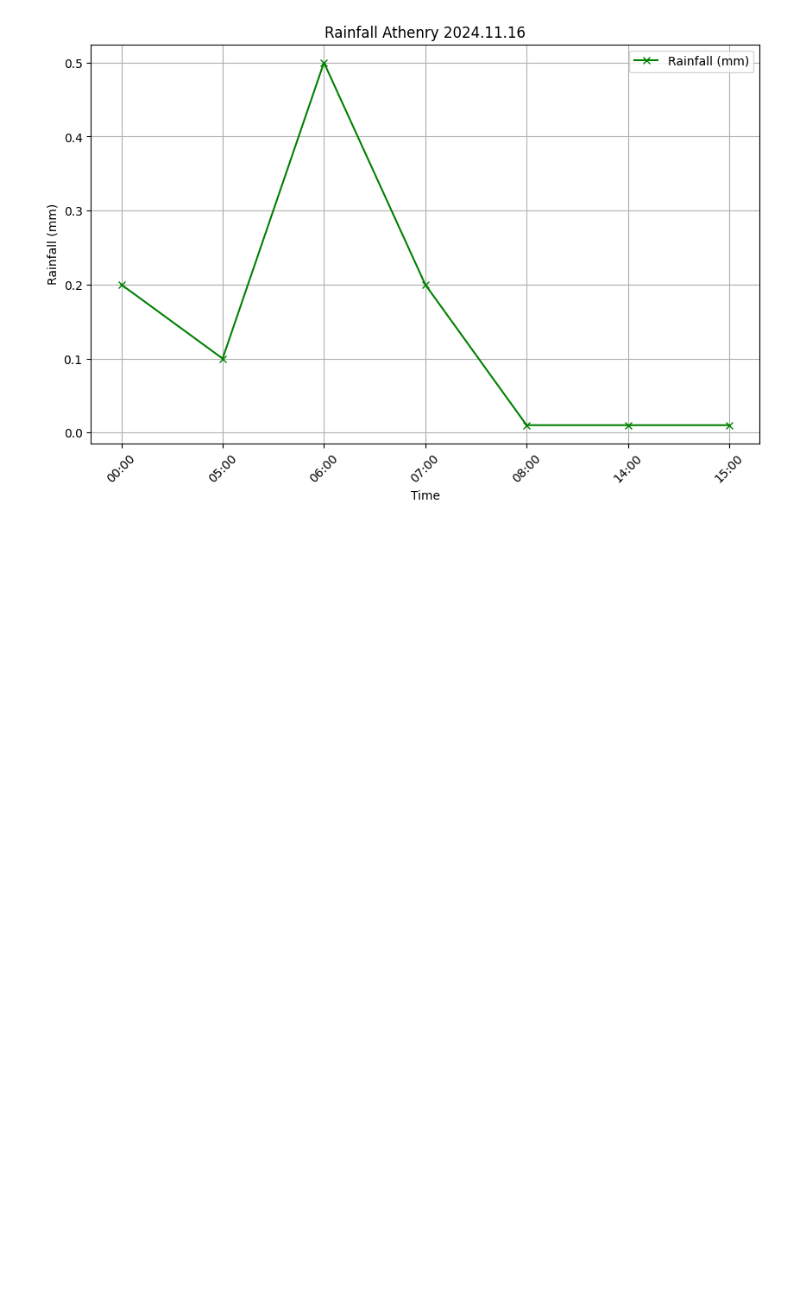
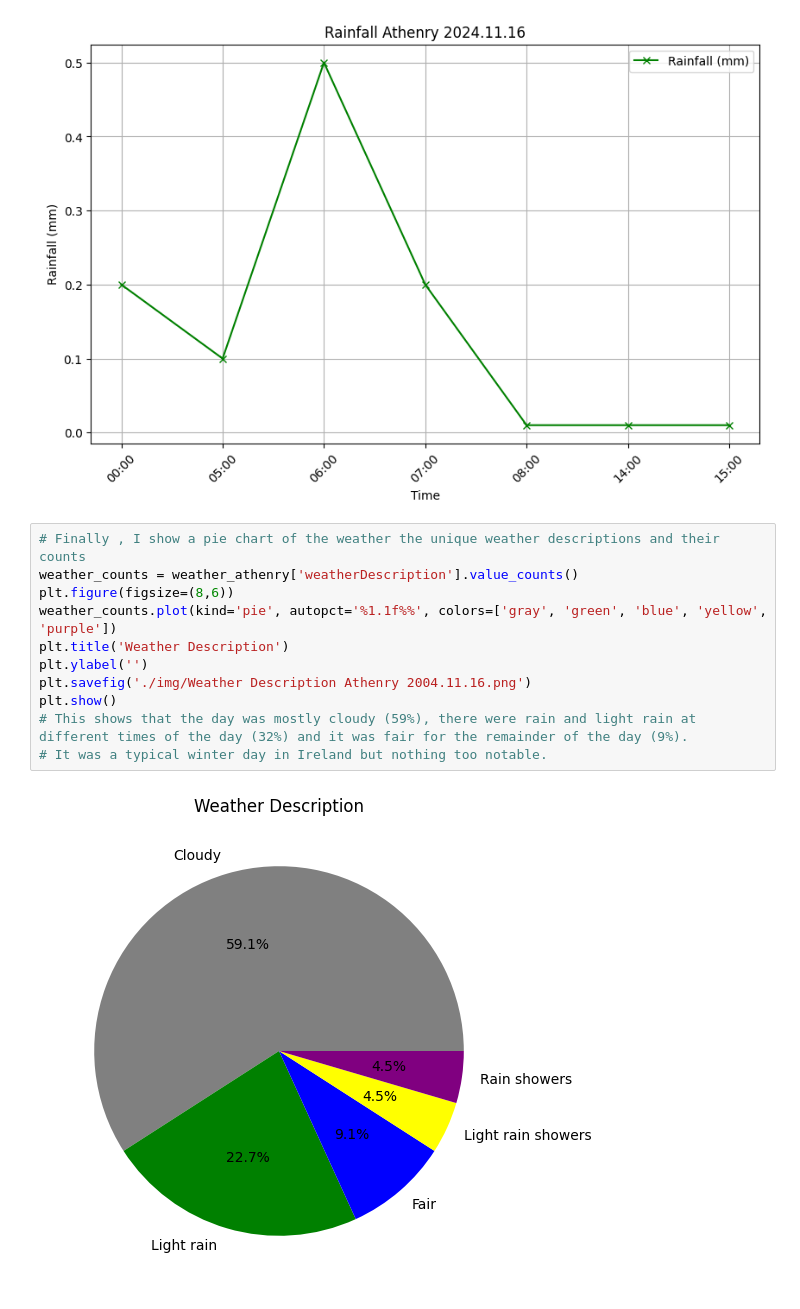
Before and after one commit to Grainne10/computer_infrastructure, a Jupyter notebook: weather.ipynb, the cells around one changed output. Drawn from its saved outputs; the diff is of its cells as text; blank space fills up the shorter version.

```diff
--- a/weather.ipynb
+++ b/weather.ipynb
@@ -236,3 +228,16 @@ plt.show()
 14      14:00      0.01
 15      15:00      0.01
 [figure]
+# %%
+# Finally , I show a pie chart of the weather the unique weather descriptions and their counts
+weather_counts = weather_athenry['weatherDescription'].value_counts()
+plt.figure(figsize=(8,6))
+weather_counts.plot(kind='pie', autopct='%1.1f%%', colors=['gray', 'green', 'blue', 'yellow', 'purple'])
+plt.title('Weather Description')
+plt.ylabel('')
+plt.savefig('./img/Weather Description Athenry 2004.11.16.png')
+plt.show()
+# This shows that the day was mostly cloudy (59%), there were rain and light rain at different times of the day (32%) and it was fair for the remainder of the day (9%).
+# It was a typical winter day in Ireland but nothing too notable.
+# %% [output]
+[figure, added]
```
Also changed, not shown: parts of 16 cells of this notebook, 2 other files.
